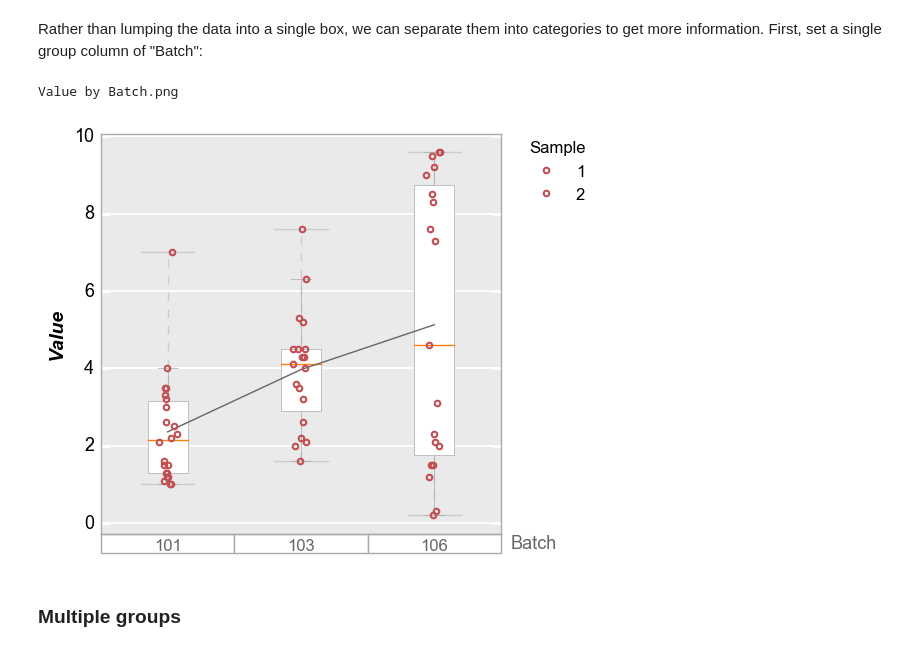
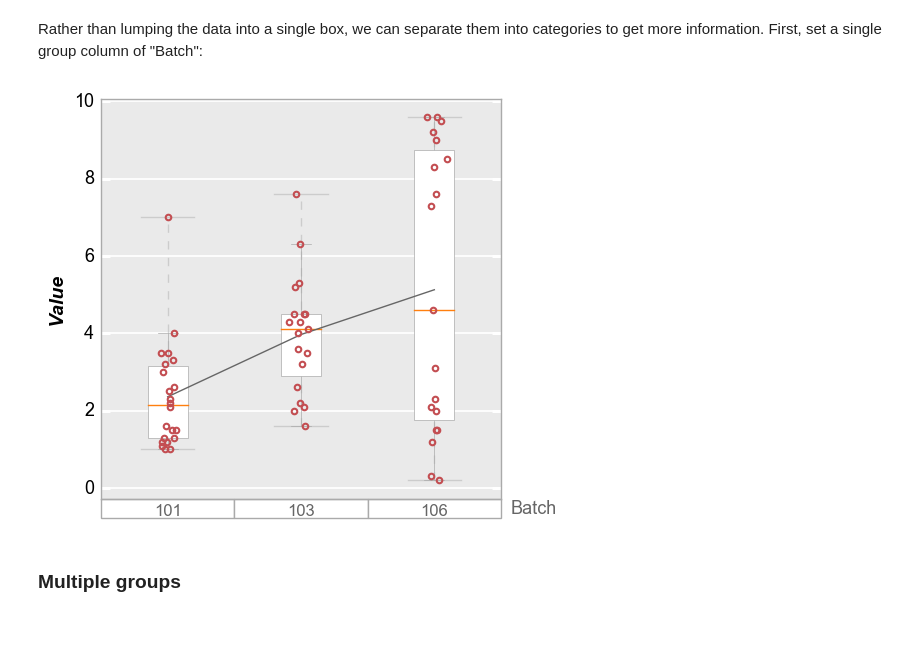
Before and after one commit to endangeredoxen/fivecentplots, a Jupyter notebook: fivecentplots/doc/boxplot.ipynb, the cells around one changed output. Drawn from its saved outputs; the diff is of its cells as text; code cells hidden in the pictures.

Commit message:
box marker fix with legend and render fix for ipython

```diff
--- a/fivecentplots/doc/boxplot.ipynb
+++ b/fivecentplots/doc/boxplot.ipynb
@@ -59,10 +58,9 @@ Value.png
 # %% [markdown]
 Rather than lumping the data into a single box, we can separate them into categories to get more information.  First, set a single group column of "Batch":
 # %%
-fcp.boxplot(df=df, y='Value', groups='Batch', show=SHOW, legend='Sample')
+fcp.boxplot(df=df, y='Value', groups='Batch', show=SHOW)
 # %% [output]
-Value by Batch.png
-[figure, old version]
+[figure, new version]
 # %% [markdown]
 ### Multiple groups
 # %% [markdown]
```
Also changed, not shown: parts of 14 cells of this notebook, 12 other files.
